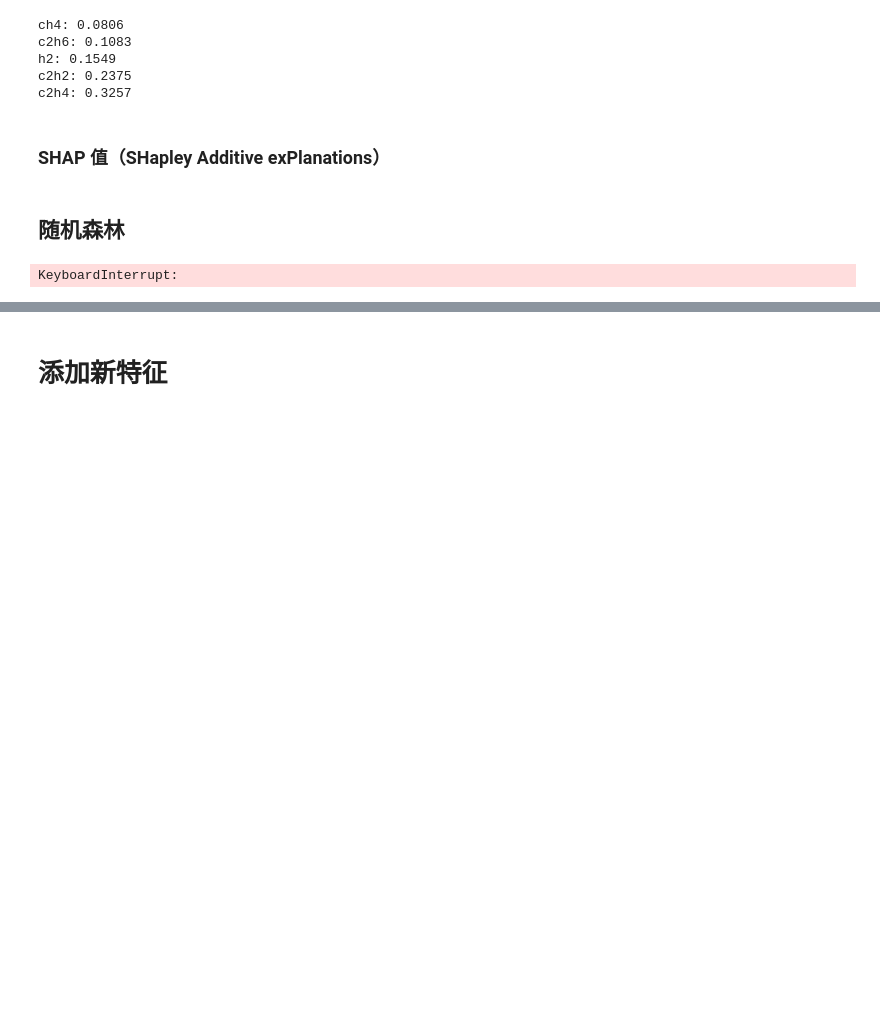
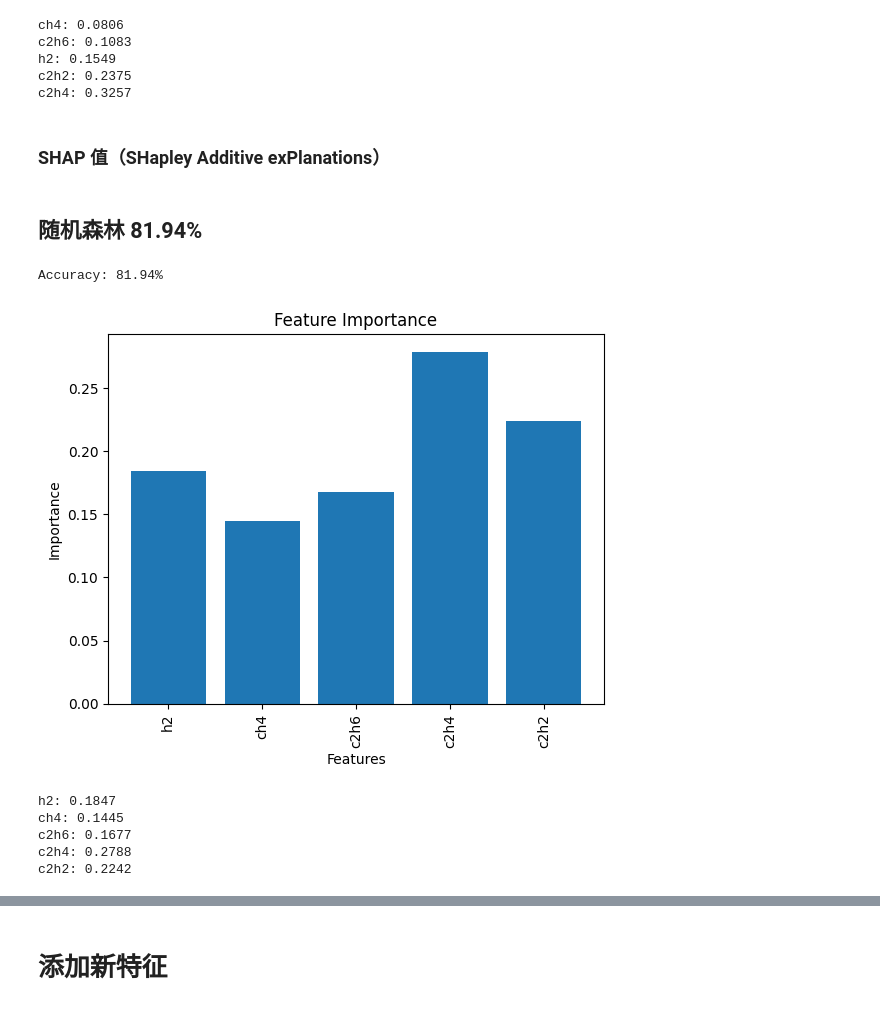
Before and after one commit to Sihan0229/DGA, a Jupyter notebook: Dissolved-Gas-Analysis/dga_mydata.ipynb, the cells around one changed output, grey strips where cells are left out. Saved outputs shown, nothing was run; the diff lists cells and outputs as text; code cells hidden in the pictures; blank space fills up the shorter version.

```diff
--- a/Dissolved-Gas-Analysis/dga_mydata.ipynb
+++ b/Dissolved-Gas-Analysis/dga_mydata.ipynb
@@ -377,38 +377,44 @@ c2h4: 0.3257
 # %% [markdown]
 ### SHAP 值（SHapley Additive exPlanations）
 # %% [markdown]
-## 随机森林
+## 随机森林 81.94%
 # %%
 from sklearn.ensemble import RandomForestClassifier
 from sklearn.metrics import accuracy_score
 import matplotlib.pyplot as plt
 
 # 假设 X_train, y_train, X_test, y_test 已经定义
 
-
+clf = RandomForestClassifier(max_depth=9, random_state=42)
 
 clf.fit(X_train, y_train)
 
 y_t = clf.predict(X_test)
 accuracy = accuracy_score(y_t, y_test)
 print("Accuracy: %.2f%%" % (accuracy * 100.0))
 
 # 获取特征重要性
 importance = clf.feature_importances_
 
 # 可视化特征重要性
 plt.bar(range(len(importance)), importance)
 plt.xticks(range(len(importance)), X_train.columns, rotation='vertical')  # X_train.columns 是特征名称
 plt.xlabel("Features")
 plt.ylabel("Importance")
 plt.title("Feature Importance")
 plt.show()
 
 # 打印特征重要性
 for i, feature in enumerate(X_train.columns):
     print(f"{feature}: {importance[i]:.4f}")
 # %% [output]
-KeyboardInterrupt:
+Accuracy: 81.94%
+[figure, added]
+h2: 0.1847
+ch4: 0.1445
+c2h6: 0.1677
+c2h4: 0.2788
+c2h2: 0.2242
 # %%
 for i in range(1,20):
     clf = RandomForestClassifier(max_depth=i, random_state=42)
```
Also changed, not shown: parts of 9 cells of this notebook.
